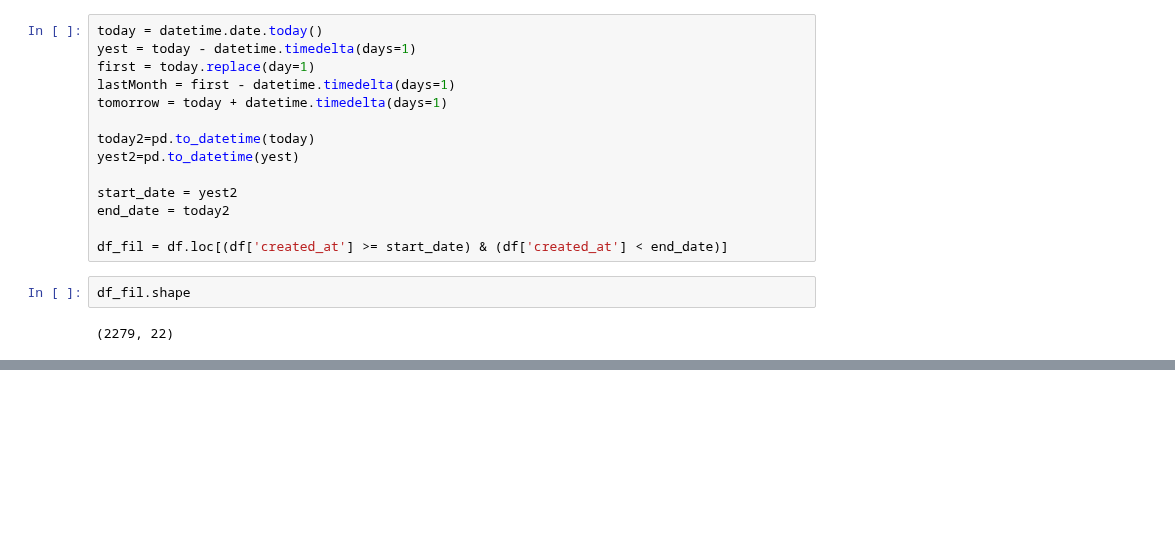
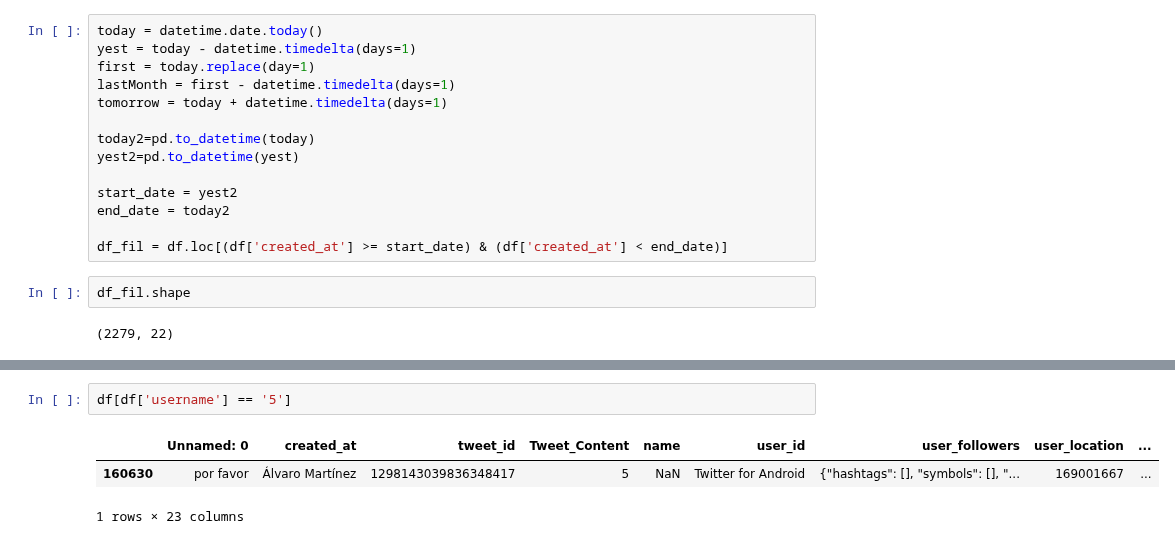
Before and after one commit to carpiero/Sentiment_Spanish_Operator, a Jupyter notebook: Notebooks/Notebook_006_remote.ipynb, the cells around one changed output, grey strips where cells are left out. Cells and saved outputs as stored; diff of their text form; blank space fills up the shorter version.

```diff
--- a/Notebooks/Notebook_006_remote.ipynb
+++ b/Notebooks/Notebook_006_remote.ipynb
@@ -158,0 +275,6 @@ df_stars
+# %%
+df[df['username'] == '5']
+# %% [output]
+|  | Unnamed: 0 | created_at | tweet_id | Tweet_Content | name | user_id | user_followers | user_location | ... |
+| 160630 | por favor | Álvaro Martínez | 1298143039836348417 | 5 | NaN | Twitter for Android | {"hashtags": [], "symbols": [], "... | 169001667 | ... |
+1 rows × 23 columns
```
Also changed, not shown: parts of 9 cells of this notebook, 4 other files.
